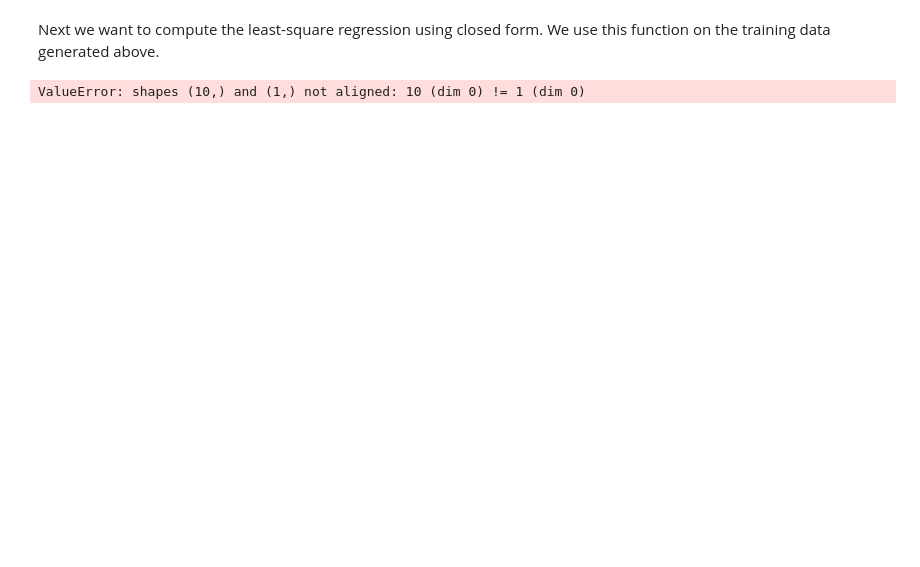
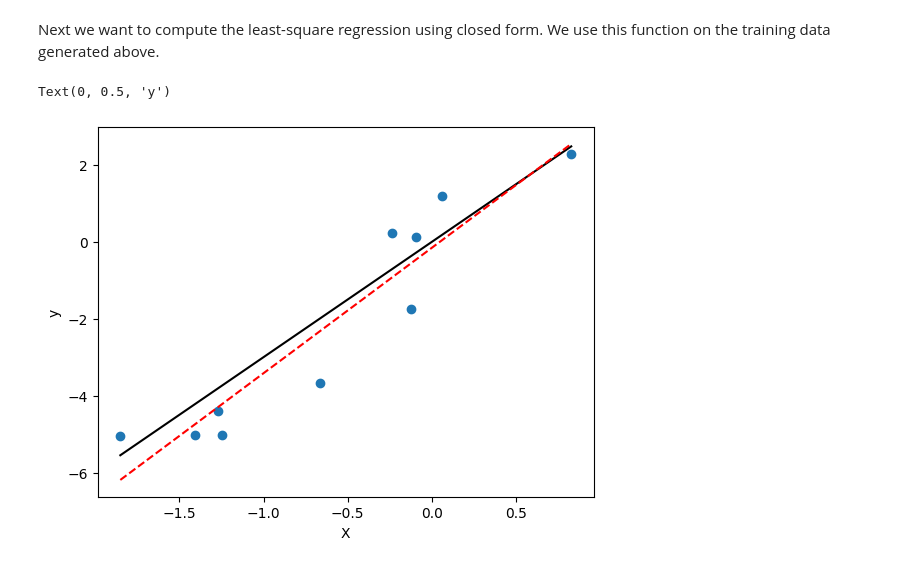
Before and after one commit to davidomanovic/Machine-Learning, a Jupyter notebook: Regression/regression.ipynb, the cells around one changed output. Drawn from its saved outputs; the diff is of its cells as text; code cells hidden in the pictures; blank space fills up the shorter version.

```diff
--- a/Regression/regression.ipynb
+++ b/Regression/regression.ipynb
@@ -38,25 +38,26 @@ def linear_regression(X, y):
     returns:
         - w : the least square estimator
     """
-    X_cov = X.T @ X # Covariance matrix
-    X_plus = np.linalg.inv(X_cov) @ X.T #Psuedo inverse of X
-    w = X_plus @ y # Least squares estimator
+    lambda_ = 1.0
+    X = np.concatenate((X, np.ones((len(X), 1))), axis=1) # Add column for bias
+    w = np.linalg.inv(X.T.dot(X)).dot(X.T).dot(y)
     return w
 # %%
 # Print the predicted weights (coefficient + bias)
 
 w = linear_regression(X, y)
 w
 
 # Plot the training points and the predictor evaluated on a set of test points
 
 X_test = np.linspace(np.min(X), np.max(X), 10)
-y_test_pred = np.dot(X_test, w)
+y_test_pred = w[0] * X_test + w[1]
 
 plt.scatter(X, y)
 plt.plot(X_test, a * X_test, 'k')
 plt.plot(X_test, y_test_pred, 'r--')
 plt.xlabel('X')
 plt.ylabel('y')
 # %% [output]
-ValueError: shapes (10,) and (1,) not aligned: 10 (dim 0) != 1 (dim 0)
+Text(0, 0.5, 'y')
+[figure, added]
```
Also changed, not shown: parts of 1 cell of this notebook.
